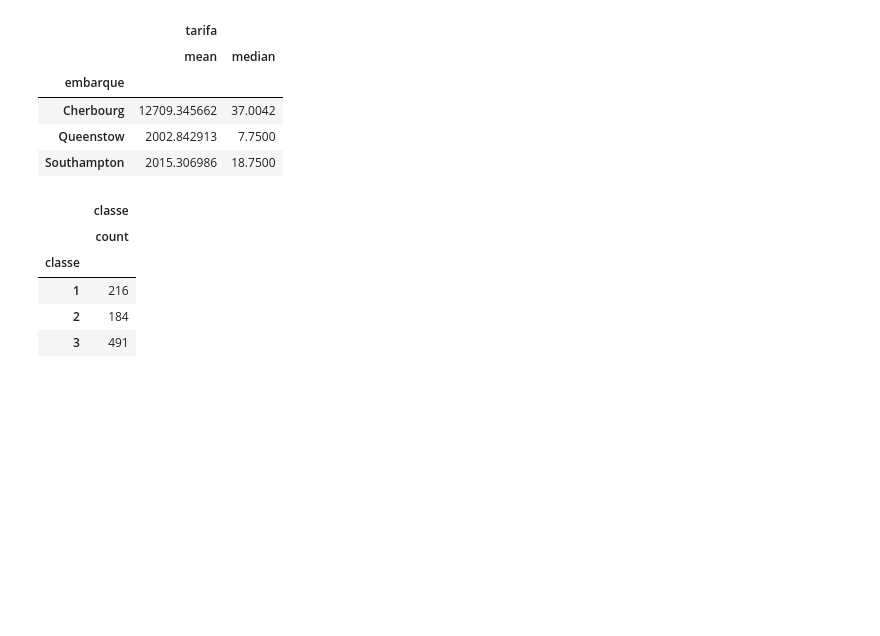
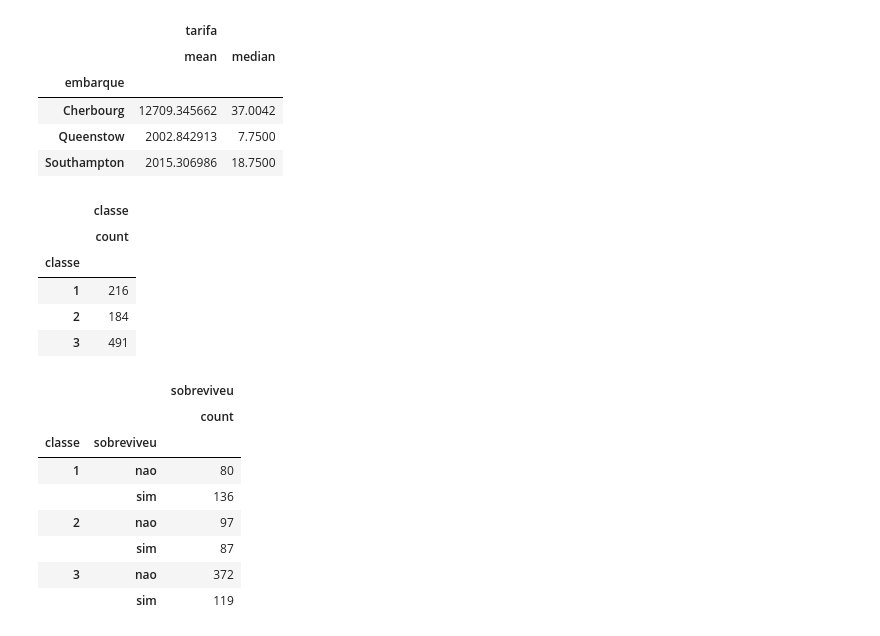
Before and after one commit to archarmd/intro_python_verao_ime_2023, a Jupyter notebook: exercicios/exercicio02.ipynb, the cells around one changed output. Cells and saved outputs as stored; diff of their text form; code cells hidden in the pictures; blank space fills up the shorter version.

Commit message:
questão 12

```diff
--- a/exercicios/exercicio02.ipynb
+++ b/exercicios/exercicio02.ipynb
@@ -167,4 +167,18 @@ df.groupby(['classe']).agg({'classe':['count']})
 | 1 | 216 |
 | 2 | 184 |
 | 3 | 491 |
+# %%
+#questão 11
+
+df.groupby(['classe', 'sobreviveu']).agg({'sobreviveu':['count']})
+# %% [output]
+|  |  | sobreviveu |
+|  |  | count |
+| classe | sobreviveu |  |
+| 1 | nao | 80 |
+|  | sim | 136 |
+| 2 | nao | 97 |
+|  | sim | 87 |
+| 3 | nao | 372 |
+|  | sim | 119 |
 # %%
```
Also changed, not shown: parts of 1 cell of this notebook.
